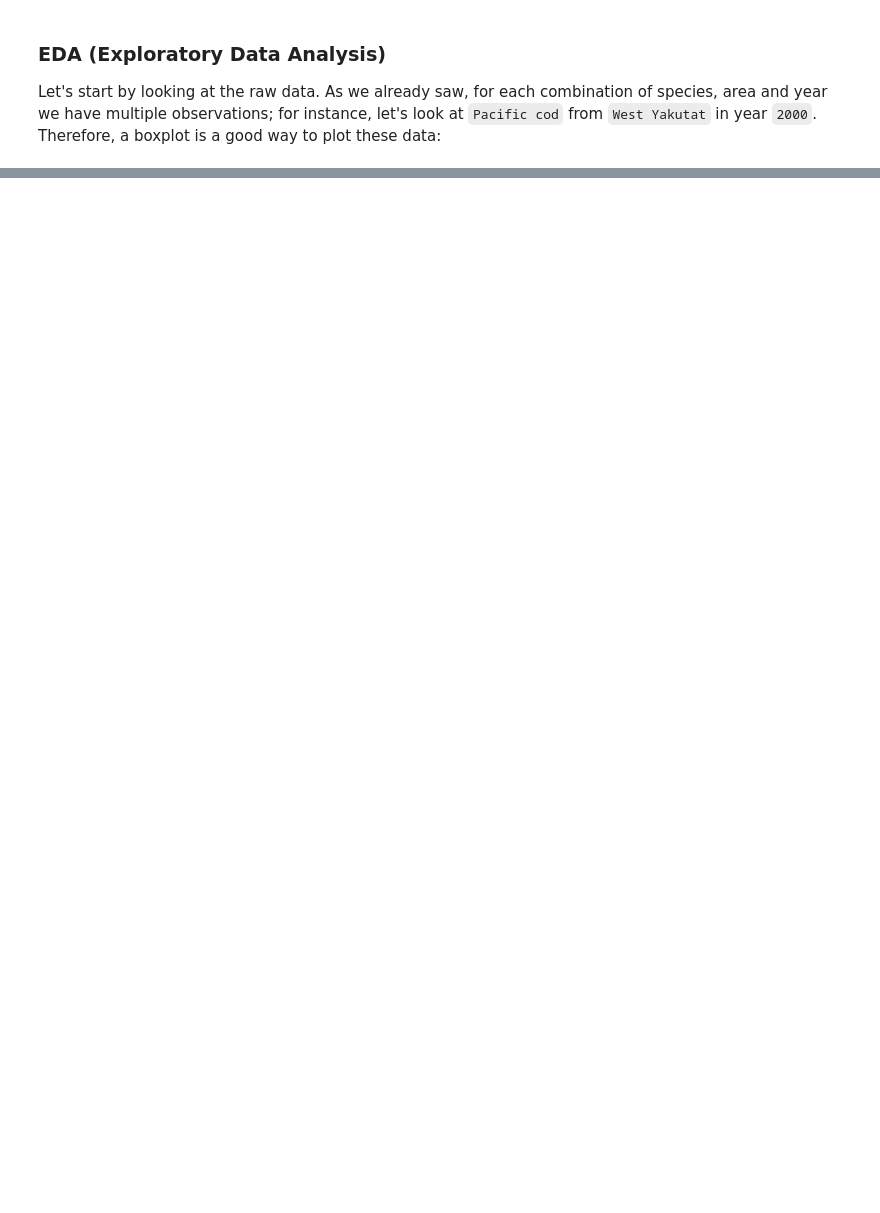
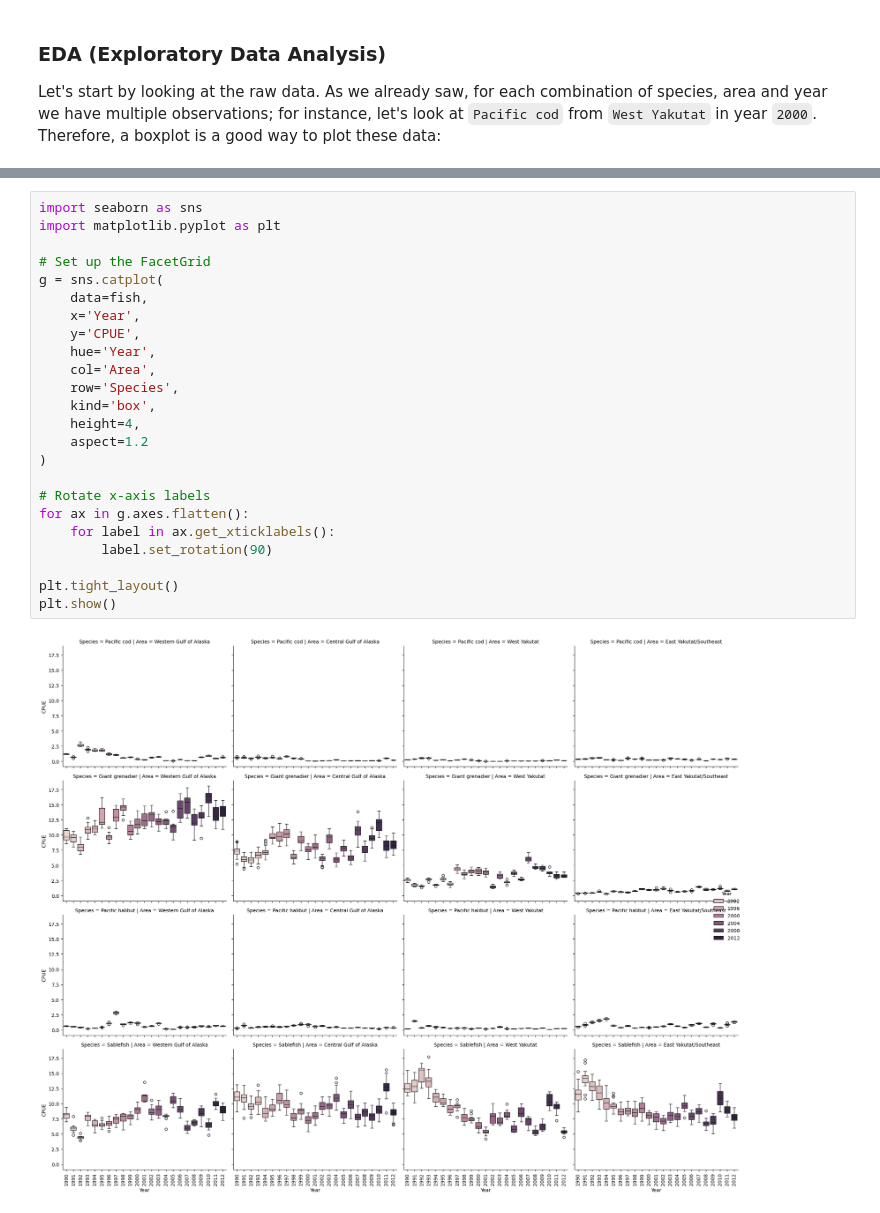
Before and after one commit to filippob/longitudinal_data_analysis, a Jupyter notebook: day_1/1.longitudinal_data.ipynb, the cells around one changed output, grey strips where cells are left out. Saved outputs shown, nothing was run; the diff lists cells and outputs as text; blank space fills up the shorter version.

```diff
--- a/day_1/1.longitudinal_data.ipynb
+++ b/day_1/1.longitudinal_data.ipynb
@@ -119,0 +136,26 @@ Let's start by looking at the raw data. As we already saw, for each combination
+# %%
+import seaborn as sns
+import matplotlib.pyplot as plt
+
+# Set up the FacetGrid
+g = sns.catplot(
+    data=fish,
+    x='Year',
+    y='CPUE',
+    hue='Year',
+    col='Area',
+    row='Species',
+    kind='box',
+    height=4,
+    aspect=1.2
+)
+
+# Rotate x-axis labels
+for ax in g.axes.flatten():
+    for label in ax.get_xticklabels():
+        label.set_rotation(90)
+
+plt.tight_layout()
+plt.show()
+# %% [output]
+[figure, added]
```
Also changed, not shown: parts of 18 cells of this notebook.
